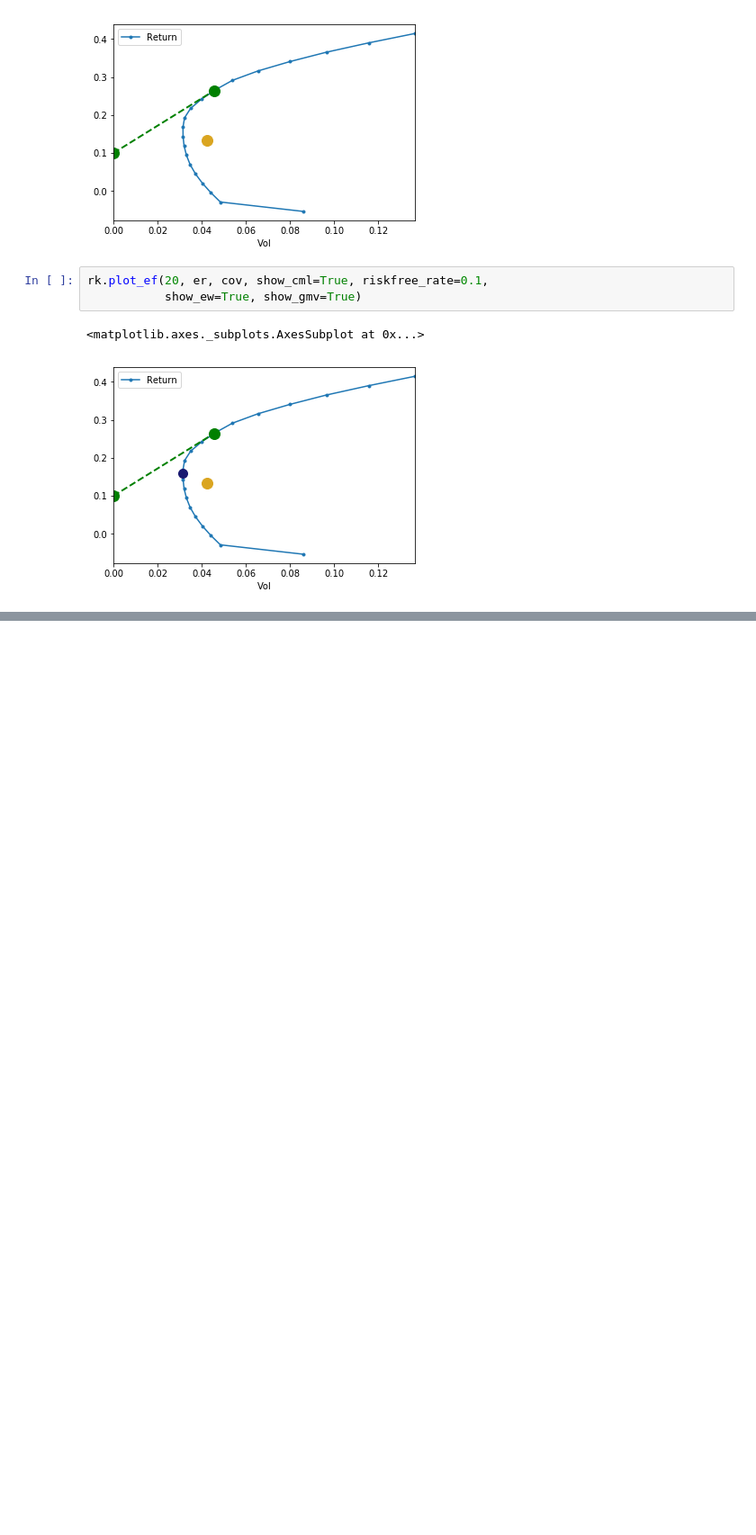
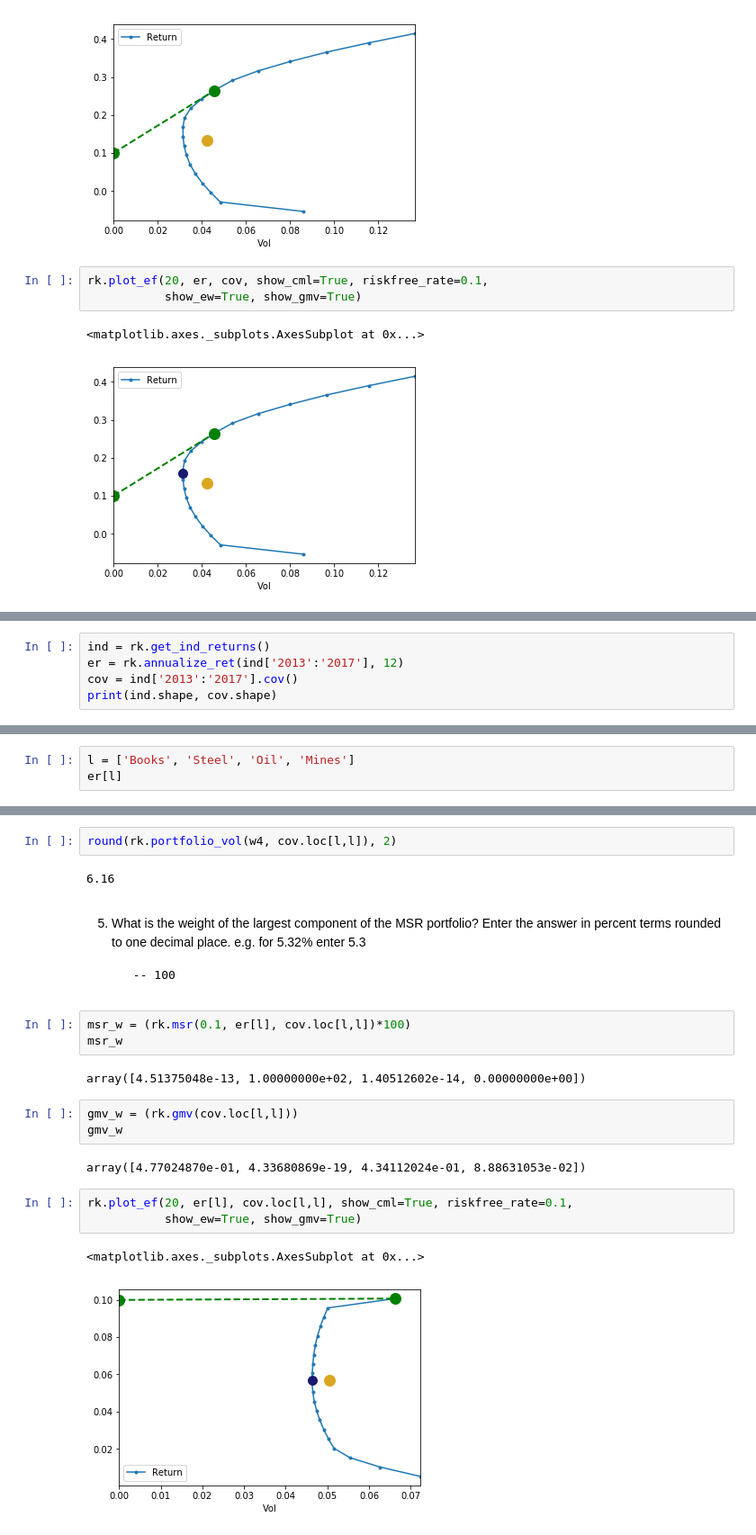
Before and after one commit to allaccountstaken/risk_toolkit, a Jupyter notebook: frontier_q2.ipynb, the cells around one changed output, grey strips where cells are left out. Shown at 90% size. Saved outputs shown, nothing was run; the diff lists cells and outputs as text; blank space fills up the shorter version.

```diff
--- a/frontier.ipynb
+++ b/frontier_q2.ipynb
@@ -386,0 +392,5 @@ rk.plot_ef(20, er, cov, show_cml=True, riskfree_rate=0.1,
+# %%
+ind = rk.get_ind_returns()
+er = rk.annualize_ret(ind['2013':'2017'], 12)
+cov = ind['2013':'2017'].cov()
+print(ind.shape, cov.shape)
@@ -386,0 +399,3 @@ rk.plot_ef(20, er, cov, show_cml=True, riskfree_rate=0.1,
+# %%
+l = ['Books', 'Steel', 'Oil', 'Mines']
+er[l]
@@ -386,0 +425,24 @@ rk.plot_ef(20, er, cov, show_cml=True, riskfree_rate=0.1,
+# %%
+round(rk.portfolio_vol(w4, cov.loc[l,l]), 2)
+# %% [output]
+6.16
+# %% [markdown]
+5. What is the weight of the largest component of the MSR portfolio? Enter the answer in percent terms rounded to one decimal place. e.g. for 5.32% enter 5.3
+
+        -- 100
+# %%
+msr_w = (rk.msr(0.1, er[l], cov.loc[l,l])*100)
+msr_w
+# %% [output]
+array([4.51375048e-13, 1.00000000e+02, 1.40512602e-14, 0.00000000e+00])
+# %%
+gmv_w = (rk.gmv(cov.loc[l,l]))
+gmv_w
+# %% [output]
+array([4.77024870e-01, 4.33680869e-19, 4.34112024e-01, 8.88631053e-02])
+# %%
+rk.plot_ef(20, er[l], cov.loc[l,l], show_cml=True, riskfree_rate=0.1,
+           show_ew=True, show_gmv=True)
+# %% [output]
+<matplotlib.axes._subplots.AxesSubplot at 0x...>
+[figure, added]
```
Also changed, not shown: parts of 22 cells of this notebook, 4 other files.
